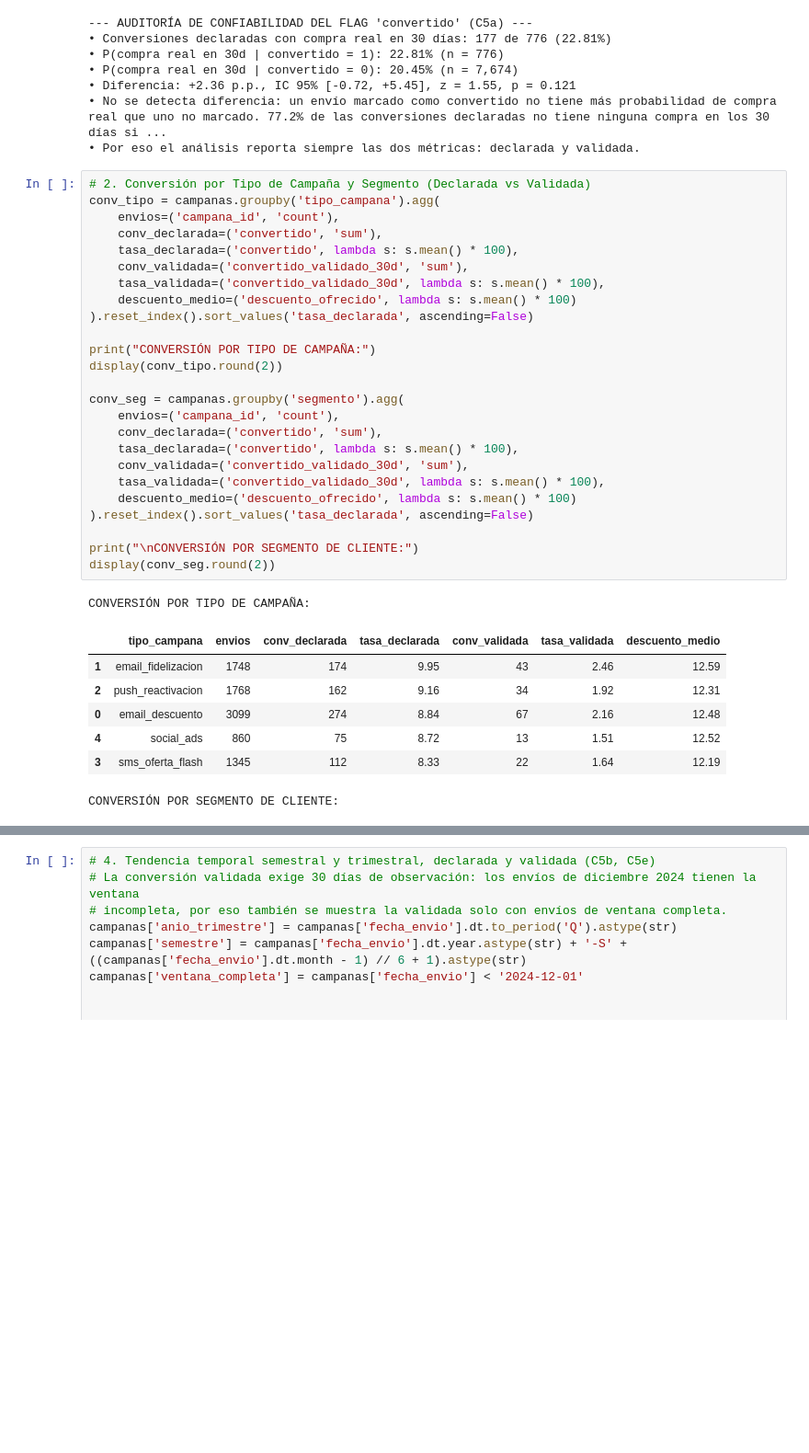
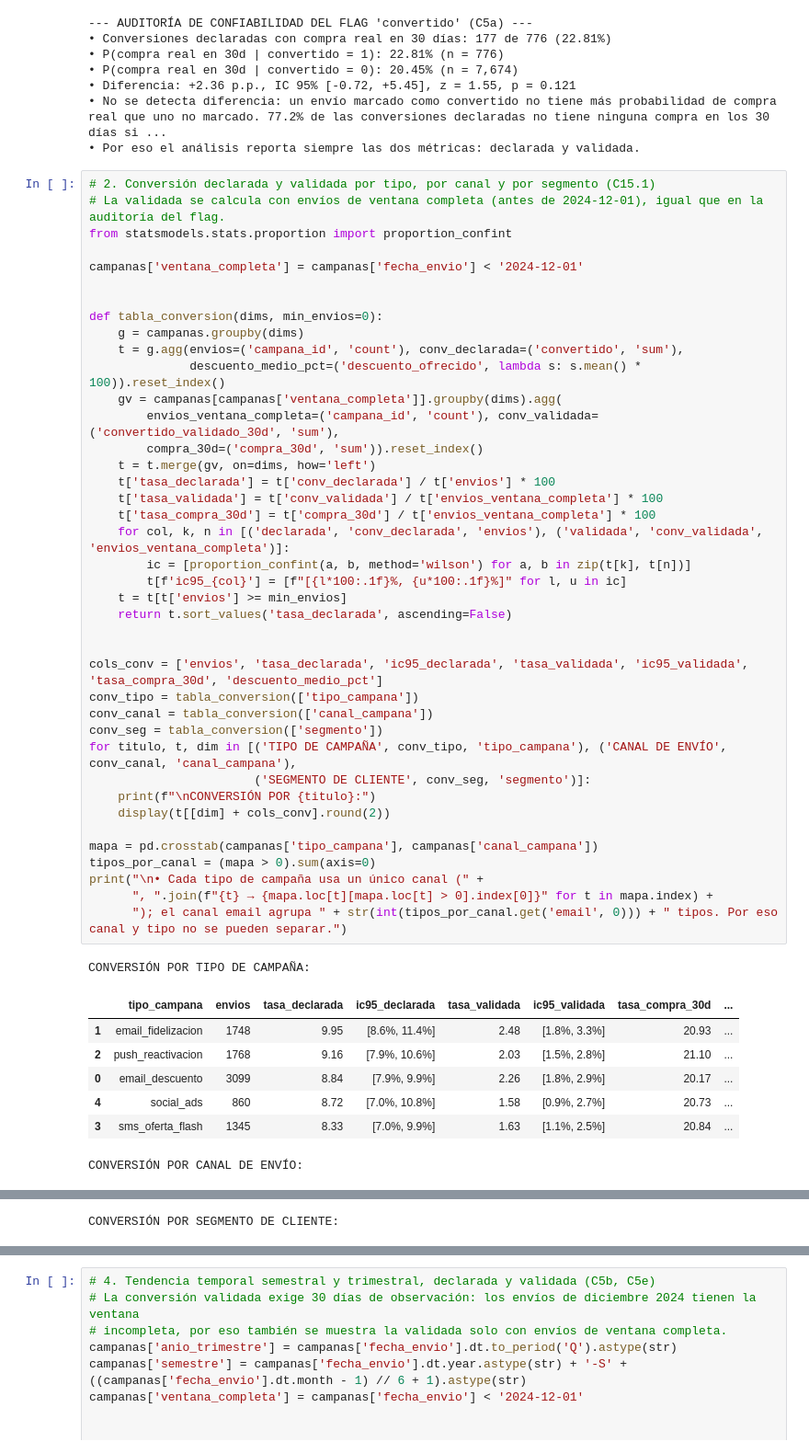
Before and after one commit to DanielAzuaje7/retailventure-intelligence, a Jupyter notebook: notebooks/04_A4_Marketing_ROI.ipynb, the cells around one changed output, grey strips where cells are left out. Shown at 92% size. Cells and saved outputs as stored; diff of their text form; blank space fills up the shorter version.

```diff
--- a/notebooks/04_A4_Marketing_ROI.ipynb
+++ b/notebooks/04_A4_Marketing_ROI.ipynb
@@ -103,36 +103,51 @@ print("• Por eso el análisis reporta siempre las dos métricas: declarada y v
 • No se detecta diferencia: un envío marcado como convertido no tiene más probabilidad de compra real que uno no marcado. 77.2% de las conversiones declaradas no tiene ninguna compra en los 30 días si ...
 • Por eso el análisis reporta siempre las dos métricas: declarada y validada.
 # %%
-# 2. Conversión por Tipo de Campaña y Segmento (Declarada vs Validada)
-conv_tipo = campanas.groupby('tipo_campana').agg(
-    envios=('campana_id', 'count'),
-    conv_declarada=('convertido', 'sum'),
-    tasa_declarada=('convertido', lambda s: s.mean() * 100),
-    conv_validada=('convertido_validado_30d', 'sum'),
-    tasa_validada=('convertido_validado_30d', lambda s: s.mean() * 100),
-    descuento_medio=('descuento_ofrecido', lambda s: s.mean() * 100)
-).reset_index().sort_values('tasa_declarada', ascending=False)
+# 2. Conversión declarada y validada por tipo, por canal y por segmento (C15.1)
+# La validada se calcula con envíos de ventana completa (antes de 2024-12-01), igual que en la auditoría del flag.
+from statsmodels.stats.proportion import proportion_confint
 
-print("CONVERSIÓN POR TIPO DE CAMPAÑA:")
-display(conv_tipo.round(2))
+campanas['ventana_completa'] = campanas['fecha_envio'] < '2024-12-01'
 
-conv_seg = campanas.groupby('segmento').agg(
-    envios=('campana_id', 'count'),
-    conv_declarada=('convertido', 'sum'),
-    tasa_declarada=('convertido', lambda s: s.mean() * 100),
-    conv_validada=('convertido_validado_30d', 'sum'),
-    tasa_validada=('convertido_validado_30d', lambda s: s.mean() * 100),
-    descuento_medio=('descuento_ofrecido', lambda s: s.mean() * 100)
-).reset_index().sort_values('tasa_declarada', ascending=False)
 
-print("\nCONVERSIÓN POR SEGMENTO DE CLIENTE:")
-display(conv_seg.round(2))
+def tabla_conversion(dims, min_envios=0):
+    g = campanas.groupby(dims)
+    t = g.agg(envios=('campana_id', 'count'), conv_declarada=('convertido', 'sum'),
+              descuento_medio_pct=('descuento_ofrecido', lambda s: s.mean() * 100)).reset_index()
+    gv = campanas[campanas['ventana_completa']].groupby(dims).agg(
+        envios_ventana_completa=('campana_id', 'count'), conv_validada=('convertido_validado_30d', 'sum'),
+        compra_30d=('compra_30d', 'sum')).reset_index()
+    t = t.merge(gv, on=dims, how='left')
+    t['tasa_declarada'] = t['conv_declarada'] / t['envios'] * 100
+    t['tasa_validada'] = t['conv_validada'] / t['envios_ventana_completa'] * 100
+    t['tasa_compra_30d'] = t['compra_30d'] / t['envios_ventana_completa'] * 100
+    for col, k, n in [('declarada', 'conv_declarada', 'envios'), ('validada', 'conv_validada', 'envios_ventana_completa')]:
+        ic = [proportion_confint(a, b, method='wilson') for a, b in zip(t[k], t[n])]
+        t[f'ic95_{col}'] = [f"[{l*100:.1f}%, {u*100:.1f}%]" for l, u in ic]
+    t = t[t['envios'] >= min_envios]
+    return t.sort_values('tasa_declarada', ascending=False)
+
+
+cols_conv = ['envios', 'tasa_declarada', 'ic95_declarada', 'tasa_validada', 'ic95_validada', 'tasa_compra_30d', 'descuento_medio_pct']
+conv_tipo = tabla_conversion(['tipo_campana'])
+conv_canal = tabla_conversion(['canal_campana'])
+conv_seg = tabla_conversion(['segmento'])
+for titulo, t, dim in [('TIPO DE CAMPAÑA', conv_tipo, 'tipo_campana'), ('CANAL DE ENVÍO', conv_canal, 'canal_campana'),
+                       ('SEGMENTO DE CLIENTE', conv_seg, 'segmento')]:
+    print(f"\nCONVERSIÓN POR {titulo}:")
+    display(t[[dim] + cols_conv].round(2))
+
+mapa = pd.crosstab(campanas['tipo_campana'], campanas['canal_campana'])
+tipos_por_canal = (mapa > 0).sum(axis=0)
+print("\n• Cada tipo de campaña usa un único canal (" +
+      ", ".join(f"{t} → {mapa.loc[t][mapa.loc[t] > 0].index[0]}" for t in mapa.index) +
+      "); el canal email agrupa " + str(int(tipos_por_canal.get('email', 0))) + " tipos. Por eso canal y tipo no se pueden separar.")
 # %% [output]
 CONVERSIÓN POR TIPO DE CAMPAÑA:
-|  | tipo_campana | envios | conv_declarada | tasa_declarada | conv_validada | tasa_validada | descuento_medio |
-| 1 | email_fidelizacion | 1748 | 174 | 9.95 | 43 | 2.46 | 12.59 |
-| 2 | push_reactivacion | 1768 | 162 | 9.16 | 34 | 1.92 | 12.31 |
-| 0 | email_descuento | 3099 | 274 | 8.84 | 67 | 2.16 | 12.48 |
-| 4 | social_ads | 860 | 75 | 8.72 | 13 | 1.51 | 12.52 |
-| 3 | sms_oferta_flash | 1345 | 112 | 8.33 | 22 | 1.64 | 12.19 |
+|  | tipo_campana | envios | tasa_declarada | ic95_declarada | tasa_validada | ic95_validada | tasa_compra_30d | ... |
+| 1 | email_fidelizacion | 1748 | 9.95 | [8.6%, 11.4%] | 2.48 | [1.8%, 3.3%] | 20.93 | ... |
+| 2 | push_reactivacion | 1768 | 9.16 | [7.9%, 10.6%] | 2.03 | [1.5%, 2.8%] | 21.10 | ... |
+| 0 | email_descuento | 3099 | 8.84 | [7.9%, 9.9%] | 2.26 | [1.8%, 2.9%] | 20.17 | ... |
+| 4 | social_ads | 860 | 8.72 | [7.0%, 10.8%] | 1.58 | [0.9%, 2.7%] | 20.73 | ... |
+| 3 | sms_oferta_flash | 1345 | 8.33 | [7.0%, 9.9%] | 1.63 | [1.1%, 2.5%] | 20.84 | ... |
-CONVERSIÓN POR SEGMENTO DE CLIENTE:
+CONVERSIÓN POR CANAL DE ENVÍO:
@@ -144,0 +159 @@ CONVERSIÓN POR SEGMENTO DE CLIENTE:
+CONVERSIÓN POR SEGMENTO DE CLIENTE:
```
Also changed, not shown: parts of 2 cells of this notebook, 2 other files.
